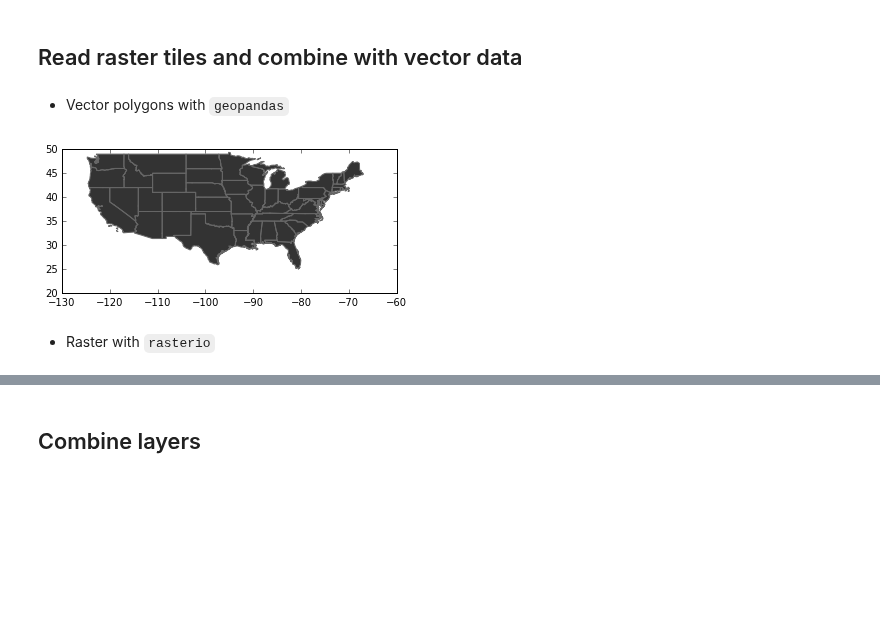
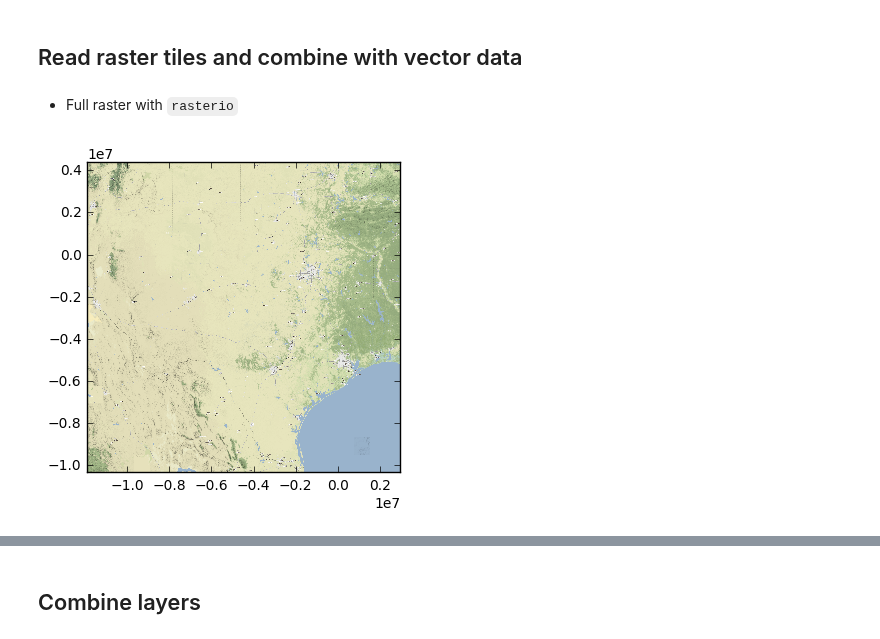
Before and after one commit to geopandas/contextily, a Jupyter notebook: contextily_guide.ipynb, the cells around one changed output, grey strips where cells are left out. Cells and saved outputs as stored; diff of their text form; code cells hidden in the pictures; blank space fills up the shorter version.

```diff
--- a/contextily_guide.ipynb
+++ b/contextily_guide.ipynb
@@ -18,16 +58,13 @@ from pysal.examples import get_path
 # %% [markdown]
 ## Read raster tiles and combine with vector data
-# %% [markdown]
-* Vector polygons with `geopandas`
-# %%
-us = gpd.read_file(get_path('us48.shp'))
-us.crs = {'init': 'epsg:4326'}
-us.plot(facecolor='0.2', edgecolor='0.4', alpha=1);
-# %% [output]
-[figure, removed]
 # %% [markdown]
-* Raster with `rasterio`
+* Full raster with `rasterio`
 # %%
-rtr = rio.open('test.tif')
+rtr = rio.open('tx.tif')
 
+# NOTE the transpose of the image data
 img = np.array([ band for band in rtr.read() ]).transpose(1, 2, 0)
+# Plot
+plt.imshow(img, extent=rtr.bounds);
+# %% [output]
+[figure, added]
```
Also changed, not shown: parts of 22 cells of this notebook, 1 other file.
